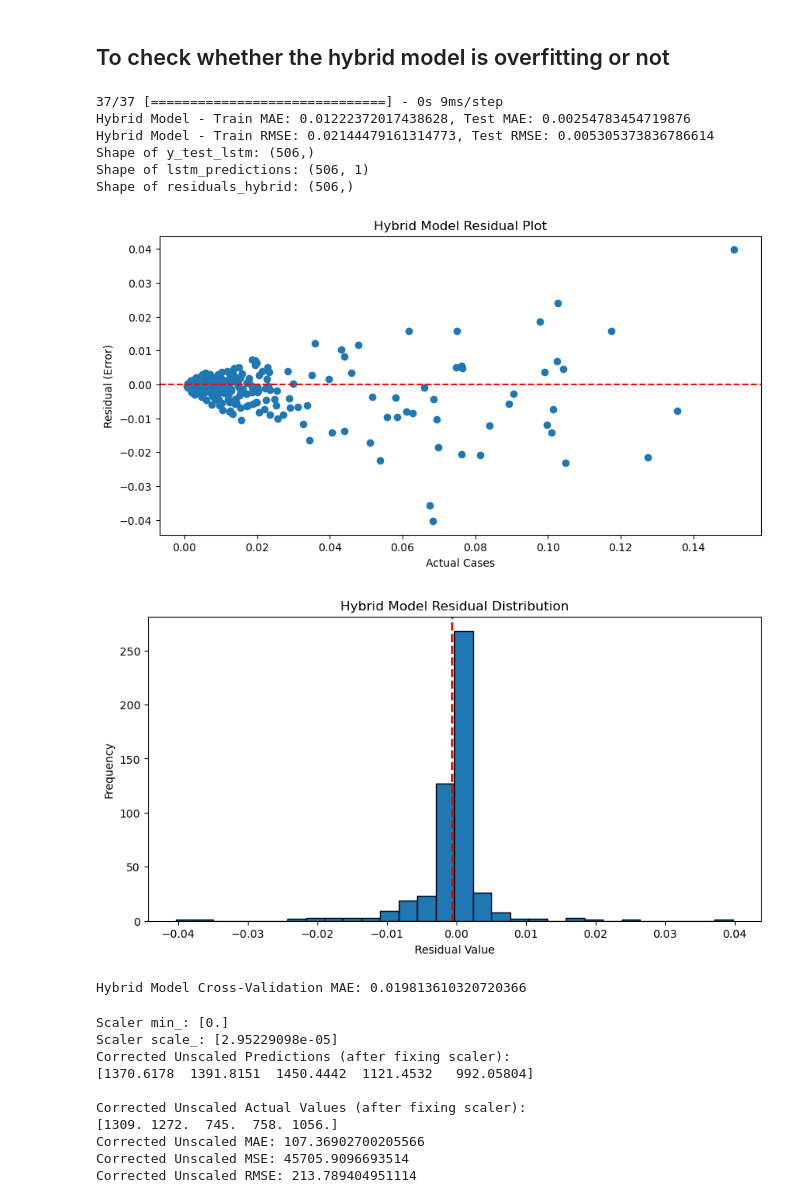
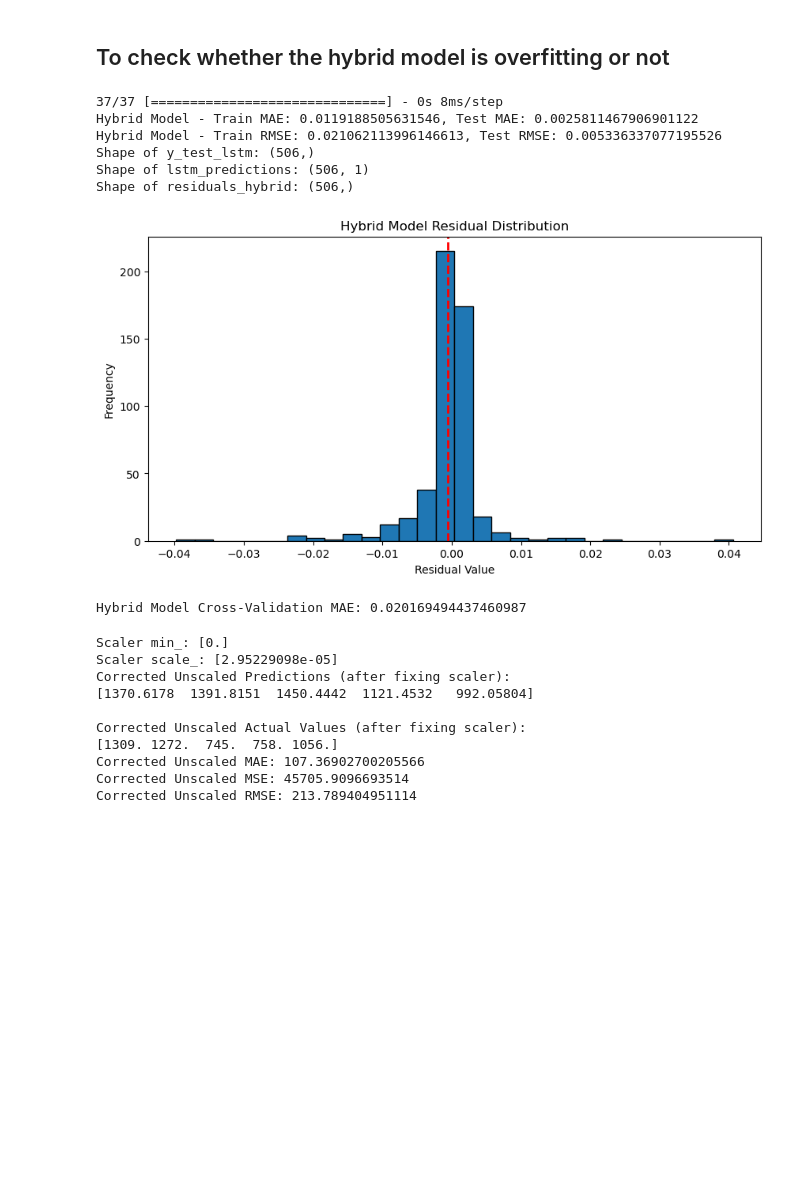
Before and after one commit to nursahiraa/fyp, a Jupyter notebook: dataSpell/fyp-master/notebooks/RFnLSTM.ipynb, the cells around one changed output. Cells and saved outputs as stored; diff of their text form; code cells hidden in the pictures; blank space fills up the shorter version.

```diff
--- a/dataSpell/fyp-master/notebooks/RFnLSTM.ipynb
+++ b/dataSpell/fyp-master/notebooks/RFnLSTM.ipynb
@@ -89,7 +89,7 @@ df_grouped_scaled['date'] = df_grouped['date'].values
 # Here we'll use a windowing technique similar to LSTM, but we need to reshape the data differently.
 # We will create features for the last N days for predicting the current day's cases_new.
 
-def create_features(data, target_col='cases_new', sequence_length=30):
+def create_features(data, target_col='cases_new', sequence_length=60):
     X = []
     y = []
     for i in range(sequence_length, len(data)):
@@ -105,11 +105,18 @@ X, y = create_features(data_for_rf)
 X_train, X_test, y_train, y_test = train_test_split(X.reshape(X.shape[0], -1), y, train_size=0.7, shuffle=False)
 
 # Initialize the model
+# rf_regressor = RandomForestRegressor(
+#     n_estimators=10,  # Further reduce trees for better generalization
+#     max_depth=5,  # Reduce depth to prevent overfitting on training data
+#     min_samples_split=20,  # Force larger splits
+#     min_samples_leaf=10,  # Increase minimum leaf size to simplify the model
+#     random_state=42
+# )
 rf_regressor = RandomForestRegressor(
-    n_estimators=20,  # Further reduce trees for better generalization
-    max_depth=5,  # Reduce depth to prevent overfitting on training data
-    min_samples_split=20,  # Force larger splits
-    min_samples_leaf=10,  # Increase minimum leaf size to simplify the model
+    n_estimators=10,  # Further reduce trees for better generalization
+    max_depth=4,  # Reduce depth to prevent overfitting on training data
+    min_samples_split=50,  # Force larger splits
+    min_samples_leaf=30,  # Increase minimum leaf size to simplify the model
     random_state=42
 )
 rf_regressor.fit(X_train, y_train)# Train the model
@@ -194,7 +201,7 @@ Root Mean Squared Error (MSE): 0.005187098469714513
 Random Forest model saved to: ../models/random_forest_model.pkl
 # %%
 # Step 1: Generate sliding windows for the full dataset
-def create_sliding_windows_flat(data, sequence_length=30):
+def create_sliding_windows_flat(data, sequence_length=60):
     X = []
     for i in range(sequence_length, len(data)):
         # Flatten each sliding window into a 1D array
@@ -202,14 +209,14 @@ def create_sliding_windows_flat(data, sequence_length=30):
     return np.array(X)
 
 # Create the sliding window input for the entire dataset
-X_rf_full = create_sliding_windows_flat(data_for_rf, sequence_length=30)
+X_rf_full = create_sliding_windows_flat(data_for_rf, sequence_length=60)
 
 # Step 2: Predict using the Random Forest model
 rf_full_predictions = rf_regressor.predict(X_rf_full)
 
 # Step 3: Add RF predictions as a new feature to the scaled dataset
 # Since the first 30 rows cannot be predicted, fill them with 0 (or NaN if you prefer)
-rf_predictions_full = np.append([0] * 30, rf_full_predictions)
+rf_predictions_full = np.append([0] * 60, rf_full_predictions)
 
 # Step 4: Add RF predictions as a new column
 df_grouped_scaled['rf_predictions'] = rf_predictions_full
@@ -395,7 +419,7 @@ print("Model loaded successfully!")
 Model loaded successfully!
 # %%
 # Step 1: Generate sliding windows for the full dataset
-def create_sliding_windows_flat(data, sequence_length=30):
+def create_sliding_windows_flat(data, sequence_length=60):
     X = []
     for i in range(sequence_length, len(data)):
         # Flatten each sliding window into a 1D array
@@ -403,14 +427,14 @@ def create_sliding_windows_flat(data, sequence_length=30):
     return np.array(X)
 
 # Create the sliding window input for the entire dataset
-X_rf_full = create_sliding_windows_flat(data_for_rf, sequence_length=30)
+X_rf_full = create_sliding_windows_flat(data_for_rf, sequence_length=60)
 
 # Step 2: Predict using the Random Forest model
 rf_full_predictions = rf_regressor.predict(X_rf_full)
 
 # Step 3: Add RF predictions as a new feature to the scaled dataset
 # Since the first 30 rows cannot be predicted, fill them with 0 (or NaN if you prefer)
-rf_predictions_full = np.append([0] * 30, rf_full_predictions)
+rf_predictions_full = np.append([0] * 60, rf_full_predictions)
 
 # Step 4: Add RF predictions as a new column
 df_grouped_scaled['rf_predictions'] = rf_predictions_full
@@ -553,47 +577,46 @@ lstm_predictions = lstm_predictions[:min_length]
 # Compute residuals after ensuring same length
 residuals_hybrid = y_test_lstm.flatten() - lstm_predictions.flatten()
 
 # Debugging: Check residuals shape
 print(f"Shape of residuals_hybrid: {residuals_hybrid.shape}")
 
-# Now, plot the scatter plot correctly
-plt.figure(figsize=(10, 5))
-plt.scatter(y_test_lstm, residuals_hybrid)
-plt.axhline(y=0, color='r', linestyle='--')
-plt.xlabel("Actual Cases")
-plt.ylabel("Residual (Error)")
-plt.title("Hybrid Model Residual Plot")
-plt.show()
+# # Now, plot the scatter plot correctly
+# plt.figure(figsize=(10, 5))
+# plt.scatter(y_test_lstm, residuals_hybrid)
+# plt.axhline(y=0, color='r', linestyle='--')
+# plt.xlabel("Actual Cases")
+# plt.ylabel("Residual (Error)")
+# plt.title("Hybrid Model Residual Plot")
+# plt.show()
 
 
 
 plt.figure(figsize=(10, 5))
 plt.hist(residuals_hybrid, bins=30, edgecolor='black')
 plt.axvline(residuals_hybrid.mean(), color='r', linestyle='dashed', linewidth=2)
 plt.xlabel("Residual Value")
 plt.ylabel("Frequency")
 plt.title("Hybrid Model Residual Distribution")
 plt.show()
 
 from sklearn.model_selection import cross_val_score
 
 # Convert LSTM input into 2D format for Random Forest cross-validation
 X_train_flat = X_train_lstm.reshape(X_train_lstm.shape[0], -1)
 
 # Perform cross-validation on RF model (since LSTM is pre-trained)
 scores_hybrid = cross_val_score(rf_regressor, X_train_flat, y_train_lstm, cv=5, scoring='neg_mean_absolute_error')
 
 print(f"Hybrid Model Cross-Validation MAE: {-np.mean(scores_hybrid)}")
 # %% [output]
-37/37 [==============================] - 0s 9ms/step
-Hybrid Model - Train MAE: 0.01222372017438628, Test MAE: 0.00254783454719876
-Hybrid Model - Train RMSE: 0.02144479161314773, Test RMSE: 0.005305373836786614
+37/37 [==============================] - 0s 8ms/step
+Hybrid Model - Train MAE: 0.0119188505631546, Test MAE: 0.0025811467906901122
+Hybrid Model - Train RMSE: 0.021062113996146613, Test RMSE: 0.005336337077195526
 Shape of y_test_lstm: (506,)
 Shape of lstm_predictions: (506, 1)
 Shape of residuals_hybrid: (506,)
-[figure, old version]
+[figure, new version]
-[figure, removed]
-Hybrid Model Cross-Validation MAE: 0.019813610320720366
+Hybrid Model Cross-Validation MAE: 0.020169494437460987
 # %%
 # Re-fit the scaler using only the original 'cases_new' column
 scaler = MinMaxScaler()
```
Also changed, not shown: parts of 8 cells of this notebook, 4 other files.
